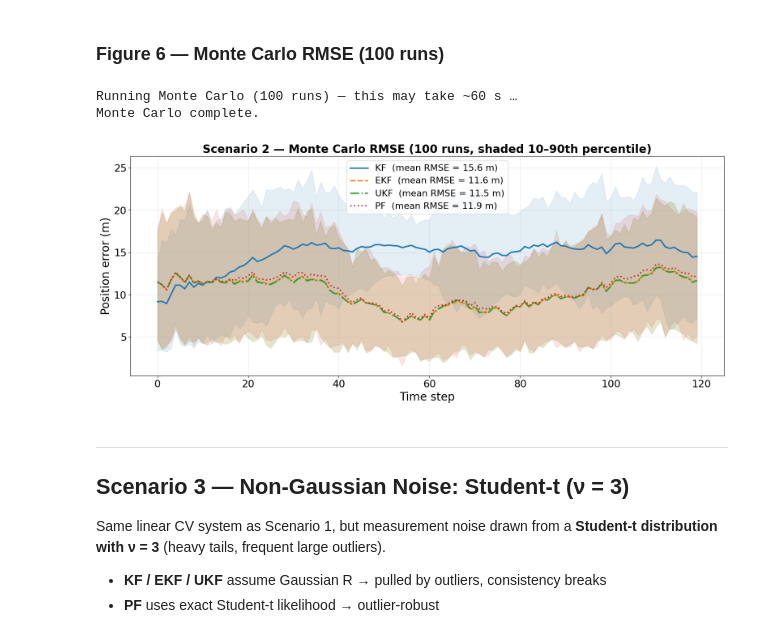
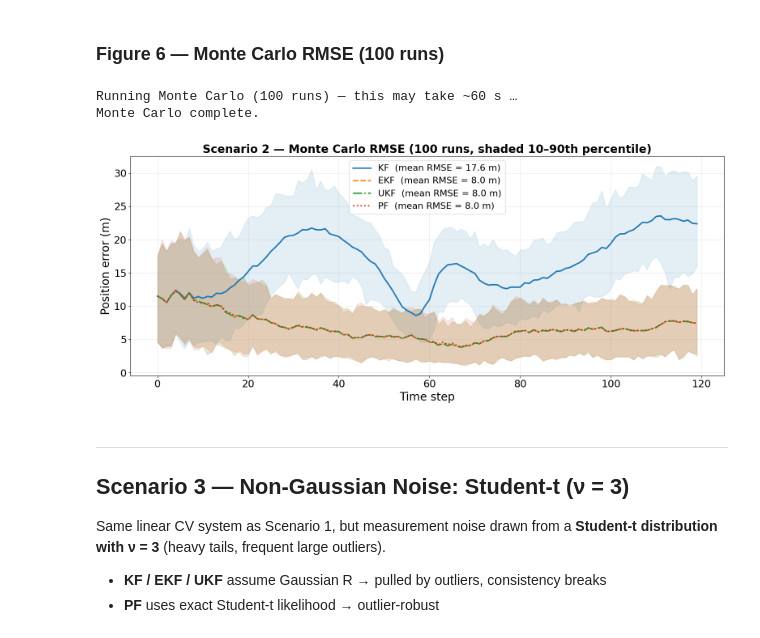
Before and after one commit to Moyin3/Dissertation, a Jupyter notebook: comparative_analysis.ipynb, the cells around one changed output. Drawn from its saved outputs; the diff is of its cells as text; code cells hidden in the pictures.

```diff
--- a/comparative_analysis.ipynb
+++ b/comparative_analysis.ipynb
@@ -230,6 +251,14 @@ def pf_resample(particles, weights, thr=0.5):
 def pf_estimate(p,w): return w@p
 def pf_cov(p,w):
     m=w@p; d=p-m; return (d*w[:,None]).T@d
+def pf_predict_ctrv(particles, dt, omega, sigma_a):
+    N=len(particles); ax=np.random.randn(N)*sigma_a; ay=np.random.randn(N)*sigma_a
+    p=particles.copy(); ct=np.cos(omega*dt); st=np.sin(omega*dt)
+    p[:,0]=particles[:,0]+particles[:,2]*dt
+    p[:,1]=particles[:,1]+particles[:,3]*dt
+    p[:,2]=particles[:,2]*ct - particles[:,3]*st + ax*dt
+    p[:,3]=particles[:,2]*st + particles[:,3]*ct + ay*dt
+    return p
 # %% [markdown]
 ### Metric & plotting helpers
 # %%
@@ -446,7 +475,7 @@ plt.tight_layout(); plt.savefig('figures/s1_nis.png'); plt.show()
 # %%
 DT2, N2        = 1.0, 120
 OMEGA2         = 0.05          # rad/s
-SIGMA_A2_2     = 0.5
+SIGMA_A2_2     = 0.1
 SIGMA_R2       = 15.0
 SIGMA_TH2      = np.deg2rad(2.0)
 R2             = np.diag([SIGMA_R2**2, SIGMA_TH2**2])
@@ -475,29 +504,37 @@ true_states_2 = simulate_ctrv_4d(x0_true_2,N2,DT2,OMEGA2)
 z2            = simulate_rb(true_states_2,SIGMA_R2,SIGMA_TH2)
 t2            = np.arange(N2)
 
-# KF: convert range-bearing → pseudo-Cartesian with inflated R
+# KF: convert range-bearing → pseudo-Cartesian; compute R via Jacobian at each step
 z2_cart = np.column_stack([z2[:,0]*np.cos(z2[:,1]), z2[:,0]*np.sin(z2[:,1])])
-r_nom   = np.hypot(x0_true_2[0],x0_true_2[1])
-R2_cart = np.diag([(SIGMA_R2**2+(r_nom*SIGMA_TH2)**2)]*2)
+
+def rb_to_cart_R(x_pred, R_rb):
+    """Propagate range-bearing noise covariance to Cartesian via Jacobian at x_pred."""
+    r = max(np.hypot(x_pred[0], x_pred[1]), 1e-6)
+    ct, st = x_pred[0]/r, x_pred[1]/r
+    J = np.array([[ct, -r*st], [st, r*ct]])
+    return J @ R_rb @ J.T
 
 # ── run filters ───────────────────────────────────────────────────────────────
 est2,cov2,nis2 = {},{},{}
 
 x,P=x0_2.copy(),P0_2.copy(); e,c,n=[],[],[]
 for k in range(N2):
-    x,P=kf_predict(x,P,F2,Q2); x,P,ni=kf_update(x,P,z2_cart[k],H_CART,R2_cart)
+    x,P=kf_predict(x,P,F2,Q2)
+    R2_cart_k = rb_to_cart_R(x, R2)
+    x,P,ni=kf_update(x,P,z2_cart[k],H_CART,R2_cart_k)
     e.append(x.copy()); c.append(P.copy()); n.append(ni)
 est2['KF'],cov2['KF'],nis2['KF'] = np.array(e),c,np.array(n)
 
 x,P=x0_2.copy(),P0_2.copy(); e,c,n=[],[],[]
 for k in range(N2):
-    x,P=ekf_predict(x,P,F2,Q2); x,P,ni=ekf_update_rb(x,P,z2[k],R2)
+    x,P=ekf_predict_ctrv(x,P,Q2,DT2,OMEGA2); x,P,ni=ekf_update_rb(x,P,z2[k],R2)
     e.append(x.copy()); c.append(P.copy()); n.append(ni)
 est2['EKF'],cov2['EKF'],nis2['EKF'] = np.array(e),c,np.array(n)
 
+ctrv_f_s2 = lambda s: ctrv_f(s, DT2, OMEGA2)
 x,P=x0_2.copy(),P0_2.copy(); e,c,n=[],[],[]
 for k in range(N2):
-    x,P,sf=ukf_predict(x,P,Q2,F2,Wm2,Wc2,lam2); x,P,ni=ukf_update_rb(x,P,sf,z2[k],R2,Wm2,Wc2)
+    x,P,sf=ukf_predict_nl(x,P,Q2,ctrv_f_s2,Wm2,Wc2,lam2); x,P,ni=ukf_update_rb(x,P,sf,z2[k],R2,Wm2,Wc2)
     e.append(x.copy()); c.append(P.copy()); n.append(ni)
 est2['UKF'],cov2['UKF'],nis2['UKF'] = np.array(e),c,np.array(n)
 
@@ -505,7 +542,7 @@ np.random.seed(299)
 particles,weights=pf_init(N_PF,x0_2,np.array([SIGMA_R2,SIGMA_R2,5.,5.]))
 e,c,n=[],[],[]
 for k in range(N2):
-    particles=pf_predict_cv(particles,DT2,np.sqrt(SIGMA_A2_2))
+    particles=pf_predict_ctrv(particles,DT2,OMEGA2,np.sqrt(SIGMA_A2_2))
     weights=pf_update_rb(particles,weights,z2[k],R2)
     ni=pf_nis_rb(particles,weights,z2[k],R2)
     particles,weights=pf_resample(particles,weights)
@@ -595,49 +632,50 @@ sa2=np.sqrt(SIGMA_A2_2)
 for mc in range(N_MC):
     rng_mc=np.random.RandomState(2000+mc)
     zm=simulate_rb(true_states_2,SIGMA_R2,SIGMA_TH2,rng=rng_mc)
-    zc=np.column_stack([zm[:,0]*np.cos(zm[:,1]),zm[:,0]*np.sin(zm[:,1])])
-
     x,P=x0_2.copy(),P0_2.copy()
     for k in range(N2):
-        x,P=kf_predict(x,P,F2,Q2); x,P,_=kf_update(x,P,zc[k],H_CART,R2_cart)
+        x,P=kf_predict(x,P,F2,Q2)
+        R2_cart_k=rb_to_cart_R(x,R2)
+        zc_k=np.array([zm[k,0]*np.cos(zm[k,1]),zm[k,0]*np.sin(zm[k,1])])
+        x,P,_=kf_update(x,P,zc_k,H_CART,R2_cart_k)
         mc_err['KF'][mc,k]=np.hypot(x[0]-true_states_2[k,0],x[1]-true_states_2[k,1])
 
     x,P=x0_2.copy(),P0_2.copy()
     for k in range(N2):
-        x,P=ekf_predict(x,P,F2,Q2); x,P,_=ekf_update_rb(x,P,zm[k],R2)
+        x,P=ekf_predict_ctrv(x,P,Q2,DT2,OMEGA2); x,P,_=ekf_update_rb(x,P,zm[k],R2)
         mc_err['EKF'][mc,k]=np.hypot(x[0]-true_states_2[k,0],x[1]-true_states_2[k,1])
 
     x,P=x0_2.copy(),P0_2.copy()
     for k in range(N2):
-        x,P,sf=ukf_predict(x,P,Q2,F2,Wm2,Wc2,lam2); x,P,_=ukf_update_rb(x,P,sf,zm[k],R2,Wm2,Wc2)
+        x,P,sf=ukf_predict_nl(x,P,Q2,ctrv_f_s2,Wm2,Wc2,lam2); x,P,_=ukf_update_rb(x,P,sf,zm[k],R2,Wm2,Wc2)
         mc_err['UKF'][mc,k]=np.hypot(x[0]-true_states_2[k,0],x[1]-true_states_2[k,1])
 
     np.random.seed(3000+mc)
     p,w=pf_init(N_PF,x0_2,np.array([SIGMA_R2,SIGMA_R2,5.,5.]))
     for k in range(N2):
-        p=pf_predict_cv(p,DT2,sa2); w=pf_update_rb(p,w,zm[k],R2)
+        p=pf_predict_ctrv(p,DT2,OMEGA2,sa2); w=pf_update_rb(p,w,zm[k],R2)
         p,w=pf_resample(p,w); est_k=pf_estimate(p,w)
         mc_err['PF'][mc,k]=np.hypot(est_k[0]-true_states_2[k,0],est_k[1]-true_states_2[k,1])
 
 print("Monte Carlo complete.")
 
 fig, ax = plt.subplots(figsize=(16,7))
 for f in FILTERS:
     mn=mc_err[f].mean(axis=0); lo=np.percentile(mc_err[f],10,axis=0)
     hi=np.percentile(mc_err[f],90,axis=0)
     rmse_f=np.sqrt(np.mean(mc_err[f]**2))
     ax.plot(t2, mn, color=COLORS[f], ls=LSTYLE[f], lw=2.5,
             label=f'{f}  (mean RMSE = {rmse_f:.1f} m)')
     ax.fill_between(t2, lo, hi, color=COLORS[f], alpha=0.12)
 ax.set_xlabel('Time step'); ax.set_ylabel('Position error (m)')
 ax.set_title(f'Scenario 2 — Monte Carlo RMSE ({N_MC} runs, shaded 10–90th percentile)',
              fontweight='bold')
 ax.legend(); ax.grid(True,alpha=0.3)
 plt.tight_layout(); plt.savefig('figures/s2_mc_rmse.png'); plt.show()
 # %% [output]
 Running Monte Carlo (100 runs) — this may take ~60 s …
 Monte Carlo complete.
-[figure, old version]
+[figure, new version]
 # %% [markdown]
 ---
 ## Scenario 3 — Non-Gaussian Noise: Student-t (ν = 3)
```
Also changed, not shown: parts of 5 cells of this notebook, 4 other files.
